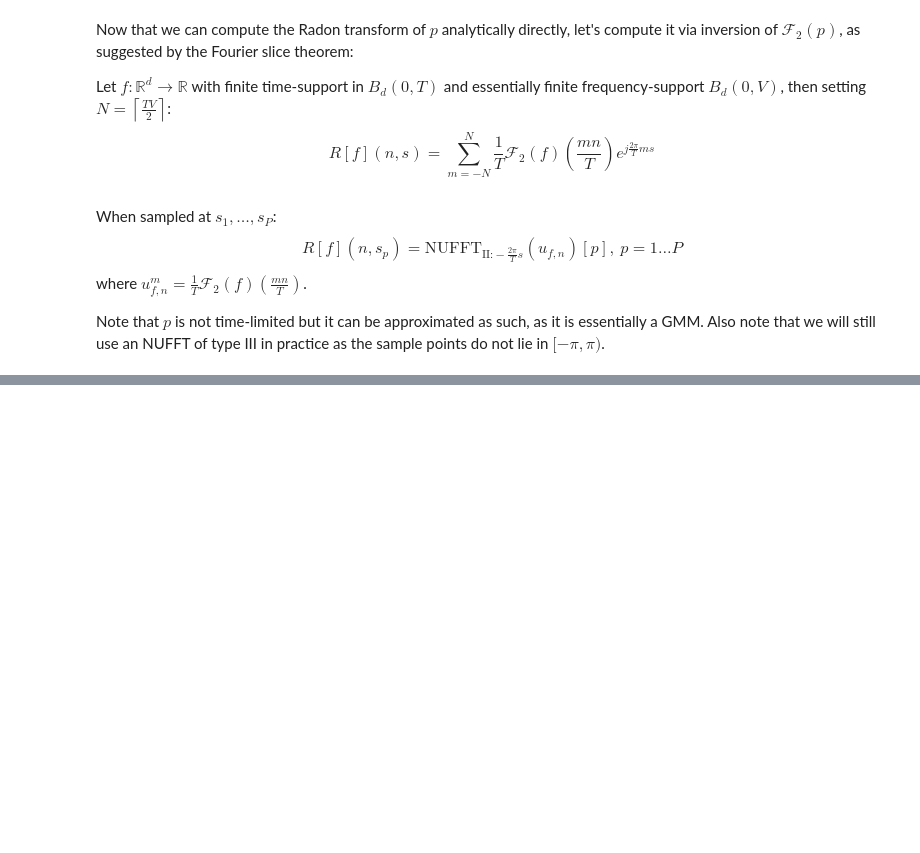
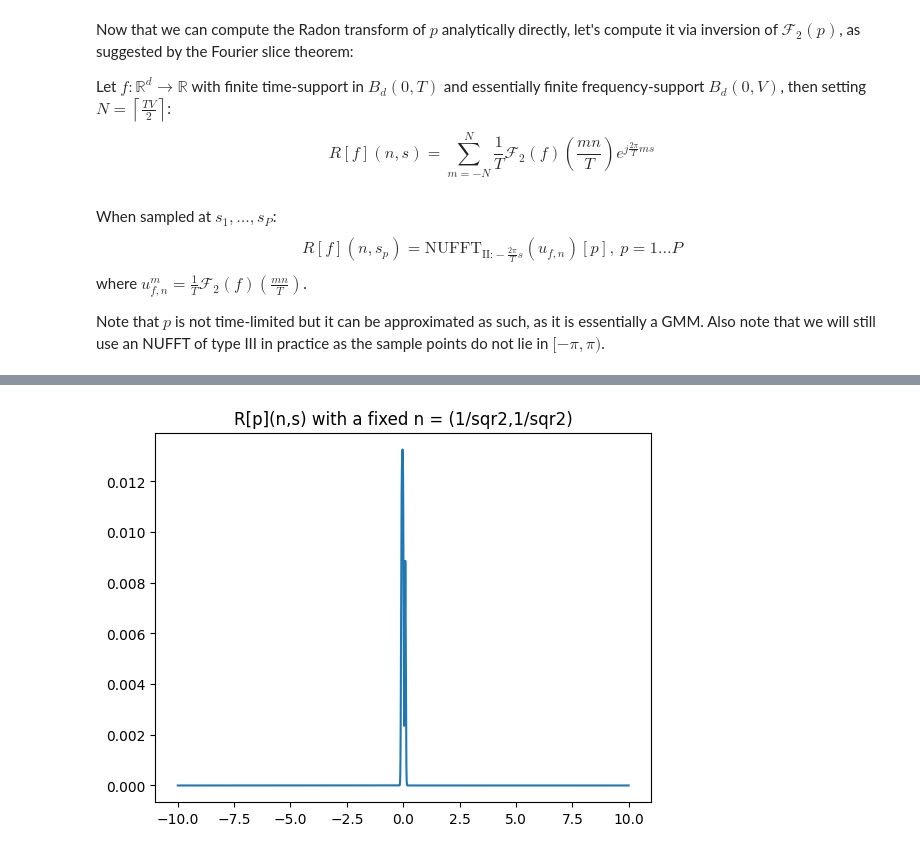
Before and after one commit to Dicedead/pycsou, a Jupyter notebook: src/pycsou/radon/radon_tests.ipynb, the cells around one changed output, grey strips where cells are left out. Saved outputs shown, nothing was run; the diff lists cells and outputs as text; code cells hidden in the pictures; blank space fills up the shorter version.

```diff
--- a/src/pycsou/radon/radon_tests.ipynb
+++ b/src/pycsou/radon/radon_tests.ipynb
@@ -266,0 +276,8 @@ array([ 2.08240376e-07,  3.21265593e-08,  3.45597551e-10, ...,
+# %%
+n = np.array([1/np.sqrt(2), 1/np.sqrt(2)])
+s1 = np.linspace(-10, 10, num=50000)
+radon_p_vals = radon_p_inv_fourier(n, s1, np.ones(len(delta_x)), delta_x, delta_y, sigma_p)
+plt.plot(s1, np.real(view_as_complex(radon_p_vals)))
+plt.title(label="R[p](n,s) with a fixed n = (1/sqr2,1/sqr2)");
+# %% [output]
+[figure, added]
```
Also changed, not shown: parts of 13 cells of this notebook.
